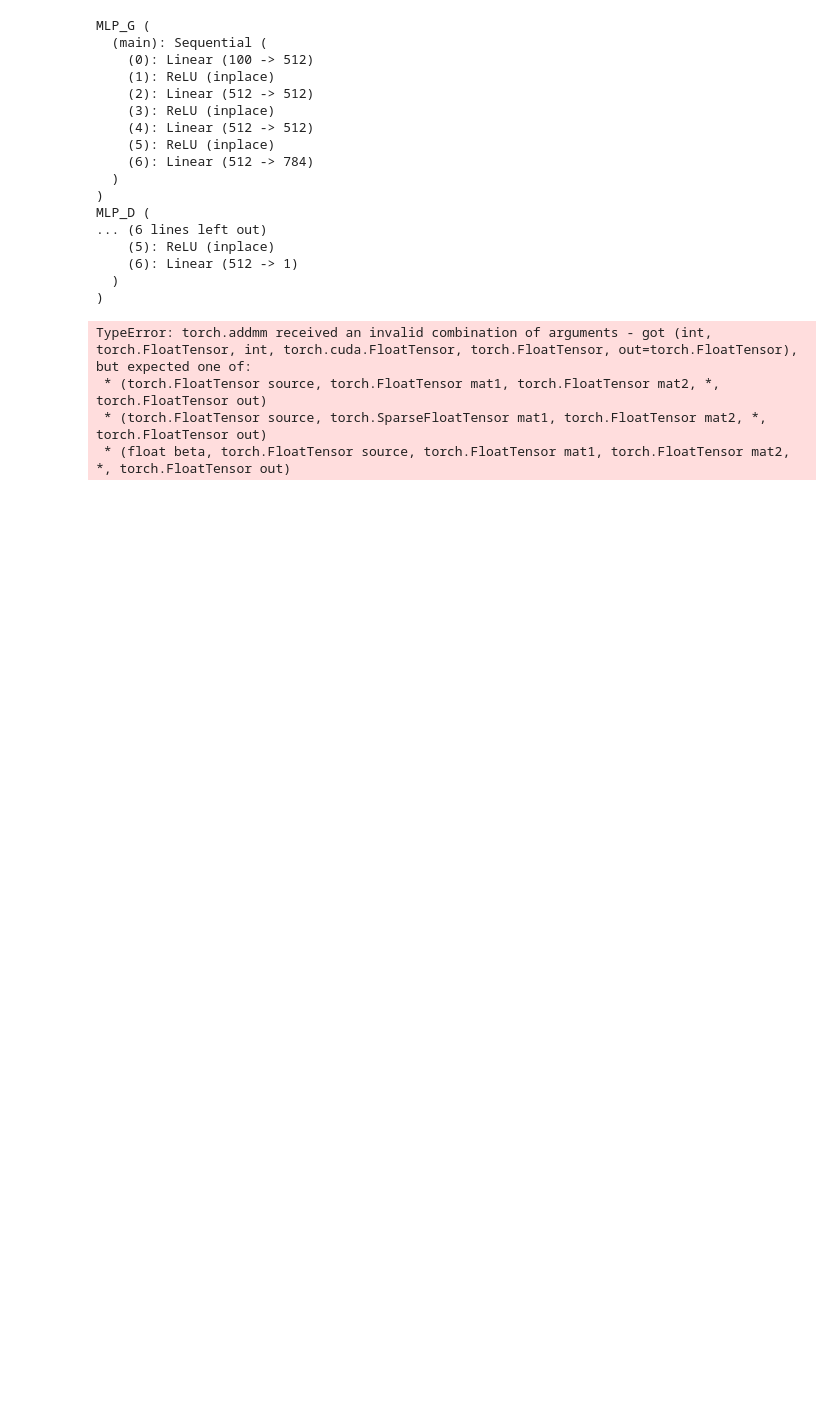
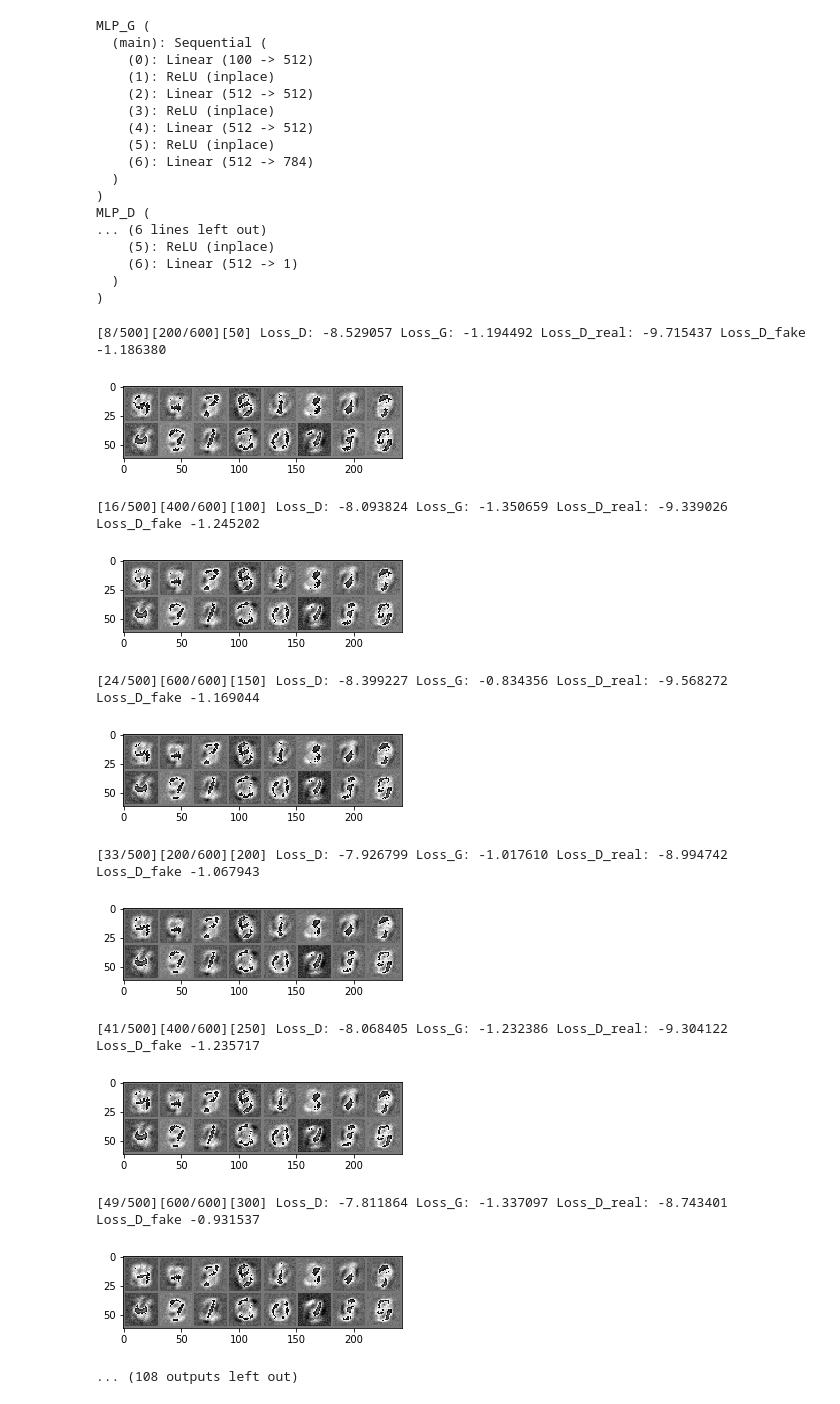
Before and after one commit to Adoni/GANs, a Jupyter notebook: WGAN-xuan.ipynb, the cells around one changed output. Cells and saved outputs as stored; diff of their text form; code cells hidden in the pictures; blank space fills up the shorter version.

```diff
--- a/WGAN-xuan.ipynb
+++ b/WGAN-xuan.ipynb
@@ -277,6 +277,7 @@ mone = one * -1
 # %%
 if torch.cuda.is_available():
     netG.cuda()
+    netD.cuda()
     input = input.cuda()
     one, mone = one.cuda(), mone.cuda()
     noise, fixed_noise = noise.cuda(), fixed_noise.cuda()
@@ -342,41 +343,53 @@ for epoch in range(niter):
         ############################
         # (2) Update G network
         ###########################
         for p in netD.parameters():
             p.requires_grad = False # to avoid computation
         netG.zero_grad()
         # in case our last batch was the tail batch of the dataloader,
         # make sure we feed a full batch of noise
         noise.resize_(batchSize, nz, 1, 1).normal_(0, 1)
         noisev = Variable(noise)
         fake = netG(noisev)
         errG = netD(fake)
         errG.backward(one)
         optimizerG.step()
         gen_iterations += 1
 
-        print('[%d/%d][%d/%d][%d] Loss_D: %f Loss_G: %f Loss_D_real: %f Loss_D_fake %f'
+
+        if gen_iterations % 50 == 0:
+            print('[%d/%d][%d/%d][%d] Loss_D: %f Loss_G: %f Loss_D_real: %f Loss_D_fake %f'
             % (epoch, niter, i, len(dataloader), gen_iterations,
             errD.data[0], errG.data[0], errD_real.data[0], errD_fake.data[0]))
-        if gen_iterations % 50 == 0:
             real_cpu = real_cpu.mul(0.5).add(0.5)
-            #vutils.save_image(real_cpu, '{0}/real_samples.png'.format(experiment))
+            vutils.save_image(real_cpu, '{0}/real_samples.png'.format(experiment))
             fake = netG(Variable(fixed_noise, volatile=True))
-            fake.data = fake.data.mul(0.5).add(0.5)
-            #vutils.save_image(fake.data, '{0}/fake_samples_{1}.png'.format(experiment, gen_iterations))
+            fake = fake.mul(0.5).add(0.5)
+            vutils.save_image(fake.data, '{0}/fake_samples.png'.format(experiment))
             #print('show')
             if torch.cuda.is_available():
                 dd = utils.make_grid(fake.cpu().data[:16])
             else:
                 dd = utils.make_grid(fake.data[:16])
             dd = dd - dd.min()
             imshow(dd,'./results/WGAN_%d.png'%(epoch))
 
     # do checkpointing
-    torch.save(netG.state_dict(), '{0}/WGANnetG_epoch_{1}.pth'.format(experiment, epoch))
-    torch.save(netD.state_dict(), '{0}/WGANnetD_epoch_{1}.pth'.format(experiment, epoch))
+    #torch.save(netG.state_dict(), '{0}/WGANnetG_epoch_{1}.pth'.format(experiment, epoch))
+    #torch.save(netD.state_dict(), '{0}/WGANnetD_epoch_{1}.pth'.format(experiment, epoch))
+    torch.save(netG.state_dict(), '{0}/WGANnetG.pth'.format(experiment))
+    torch.save(netD.state_dict(), '{0}/WGANnetD.pth'.format(experiment))
 # %% [output]
-TypeError: torch.addmm received an invalid combination of arguments - got (int, torch.FloatTensor, int, torch.cuda.FloatTensor, torch.FloatTensor, out=torch.FloatTensor), but expected one of:
- * (torch.FloatTensor source, torch.FloatTensor mat1, torch.FloatTensor mat2, *, torch.FloatTensor out)
- * (torch.FloatTensor source, torch.SparseFloatTensor mat1, torch.FloatTensor mat2, *, torch.FloatTensor out)
- * (float beta, torch.FloatTensor source, torch.FloatTensor mat1, torch.FloatTensor mat2, *, torch.FloatTensor out)
+[8/500][200/600][50] Loss_D: -8.529057 Loss_G: -1.194492 Loss_D_real: -9.715437 Loss_D_fake -1.186380
+[figure, added]
+[16/500][400/600][100] Loss_D: -8.093824 Loss_G: -1.350659 Loss_D_real: -9.339026 Loss_D_fake -1.245202
+[figure, added]
+[24/500][600/600][150] Loss_D: -8.399227 Loss_G: -0.834356 Loss_D_real: -9.568272 Loss_D_fake -1.169044
+[figure, added]
+[33/500][200/600][200] Loss_D: -7.926799 Loss_G: -1.017610 Loss_D_real: -8.994742 Loss_D_fake -1.067943
+[figure, added]
+[41/500][400/600][250] Loss_D: -8.068405 Loss_G: -1.232386 Loss_D_real: -9.304122 Loss_D_fake -1.235717
+[figure, added]
+[49/500][600/600][300] Loss_D: -7.811864 Loss_G: -1.337097 Loss_D_real: -8.743401 Loss_D_fake -0.931537
+[figure, added]
+... (108 outputs left out)
```
Also changed, not shown: parts of 1 cell of this notebook, 10 other files.
